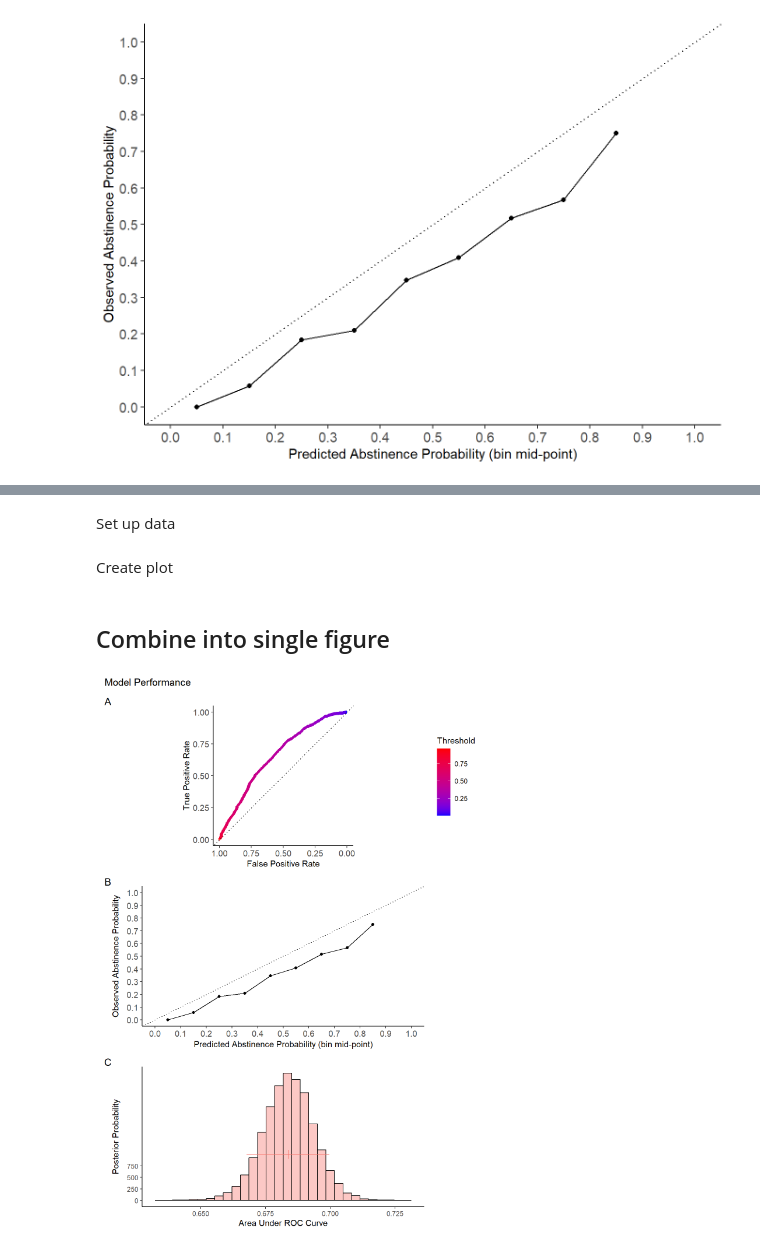
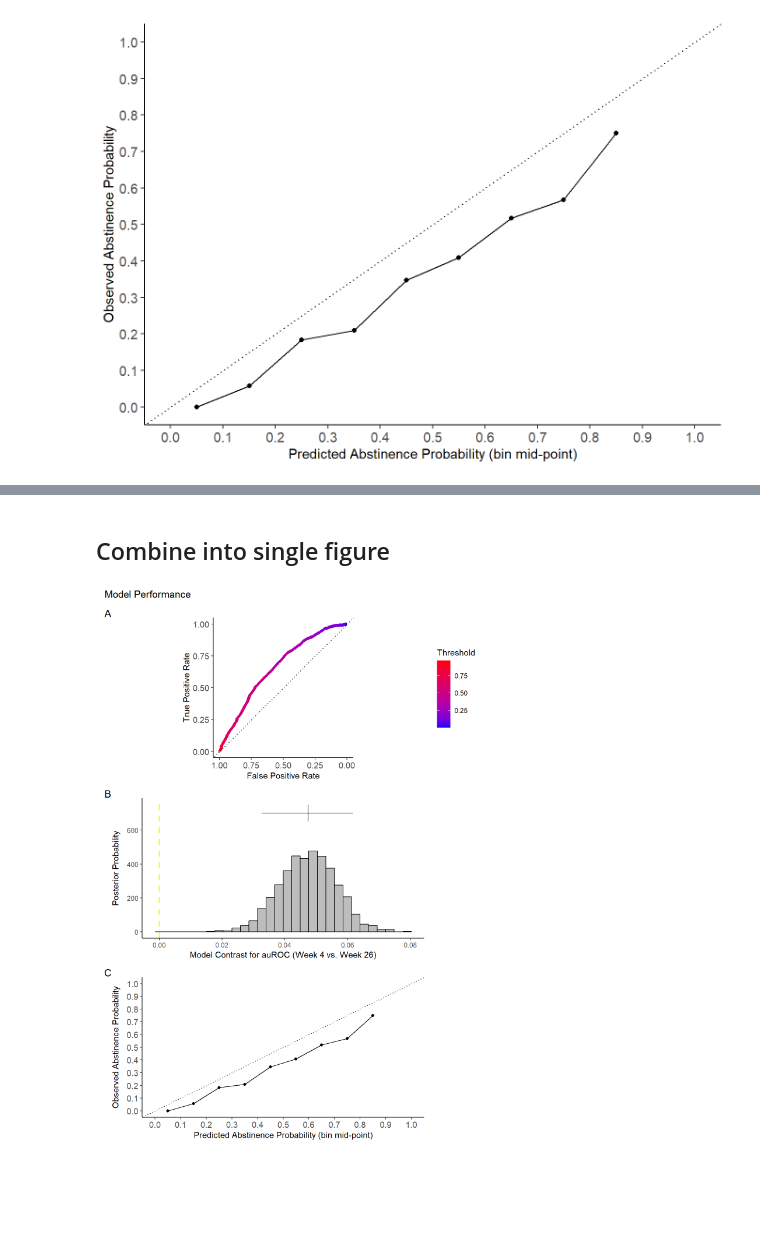
Before and after one commit to jjcurtin/study_match, a Jupyter notebook: notebooks/mak_fig_1.embed.ipynb, the cells around one changed output, grey strips where cells are left out. Cells and saved outputs as stored; diff of their text form; code cells hidden in the pictures; blank space fills up the shorter version.

```diff
--- a/notebooks/mak_fig_1.embed.ipynb
+++ b/notebooks/mak_fig_1.embed.ipynb
@@ -11,0 +32,4 @@ y_col_name <- "pp_hybrid_wk4_outcome"
+# %%
+study <- "match"
+version <- "v5"
+cv <- "nested"
@@ -11,0 +350,36 @@ y_col_name <- "pp_hybrid_wk4_outcome"
+# %%
+ci_con <- pp |>
+  contrast_models(list("week_4"),
+                  list("week_26")) |>
+  summary(size = .01) |>
+  mutate(contrast = factor(contrast,
+                           levels = c("week_4 vs week_26"),
+                           labels = c("week 4 vs. week 26")),
+         y = 700)
+# %%
+#| label: fig-contrasts
+
+fig_contrasts <- pp |>
+  tidy(seed = 123) |>
+  group_by(model) |>
+  mutate(sample = row_number()) |>
+  ungroup() |>
+  pivot_wider(names_from = model, values_from = posterior) |>
+  mutate(posterior = week_4 - week_26) |>
+  ggplot() +
+  geom_histogram(aes(x = posterior),
+                 color = "black", alpha = .4, bins = 30) +
+  geom_vline(xintercept = 0, color = "yellow",
+             linetype = "dashed", linewidth = 1) +
+  # geom_vline(xintercept = .01, color = "yellow",
+  #            linetype = "dashed", linewidth = 1) +
+  geom_segment(mapping = aes(y = y+50, yend = y-50,
+                             x = mean, xend = mean),
+               data = ci_con) +
+  geom_segment(mapping = aes(y = y, yend = y,
+                             x = lower, xend = upper),
+               data = ci_con) +
+  ylab("Posterior Probability") +
+  xlab("Model Contrast for auROC (Week 4 vs. Week 26)")
+
+fig_contrasts
@@ -226,2 +611,0 @@ pp <- read_rds(file.path(path_models,
-# %% [markdown]
-Set up data
@@ -238,2 +611,0 @@ ci_week4 <- pp_tidy |>
-# %% [markdown]
-Create plot
@@ -266,14 +614,14 @@ fig_pp <- pp_tidy |>
 # %%
 #| label: fig-combined
 #| fig-height: 10
 #| fig-cap: "Gaylen"
 
-patchwork <- fig_roc + fig_cal_bins + fig_pp
+patchwork <- fig_roc + fig_contrasts + fig_cal_bins
 
 patchwork + plot_annotation(
   title = "Model Performance",
   tag_levels = c("A", "B", "C")
 ) +
   plot_layout(ncol = 1, heights = unit(c(2.5,2.5,2.5), 'in'))
 # %% [output]
-[figure, old version]
+[figure, new version]
```
Also changed, not shown: parts of 29 cells of this notebook, 32 other files.
